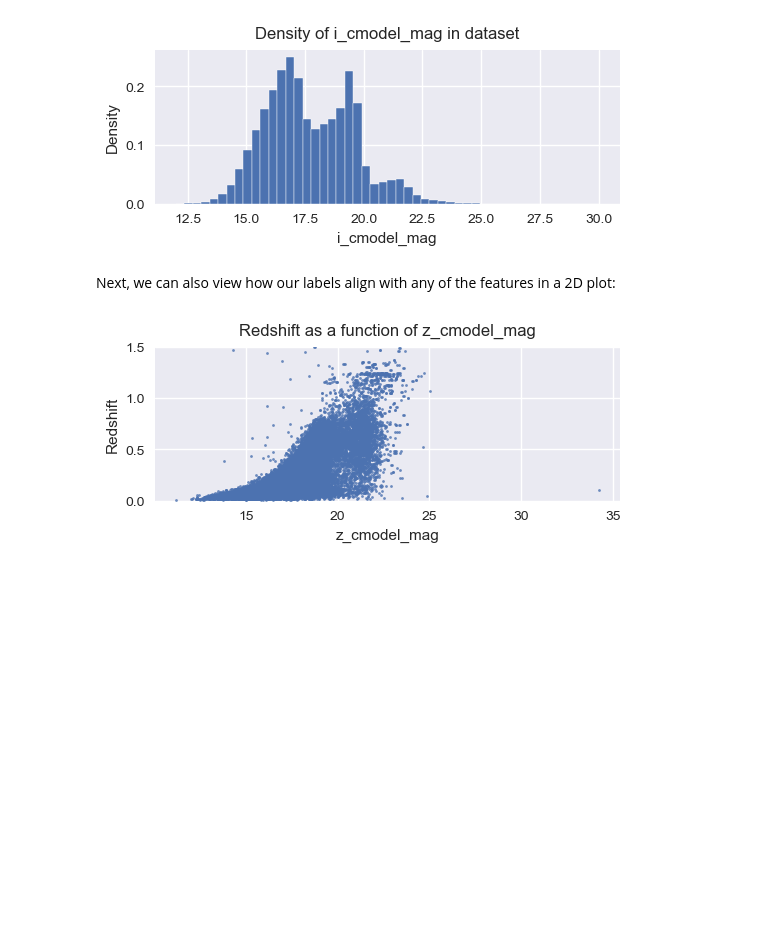
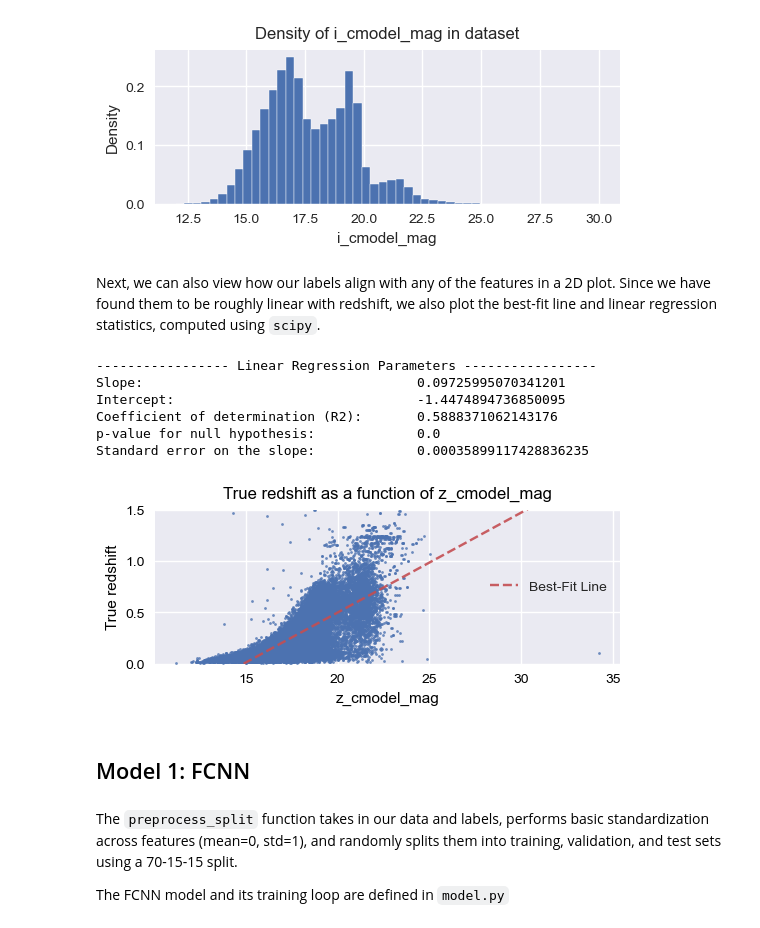
Before and after one commit to baron-de-montblanc/PHYS2550-Final-Project, a Jupyter notebook: workbook.ipynb, the cells around one changed output. Drawn from its saved outputs; the diff is of its cells as text; code cells hidden in the pictures; blank space fills up the shorter version.

````diff
--- a/workbook.ipynb
+++ b/workbook.ipynb
@@ -31,8 +67,5 @@ plt.style.use("seaborn-v0_8")
 # %%
-# Load data
-from preprocess import load
-
-data, labels, features = load("./data/clean_specz_fluxes.csv", mode="mag")
+data, labels, features = load("./data/clean_specz_fluxes.csv", mode="mag", zmax=2)
 
 print("Data shape [input_size, num_features]:\t", data.shape)
 print("Label size [input_size,]:\t\t", labels.shape,"\n")
@@ -53,10 +85,21 @@ histogram_input(data, features, plot_feature="i_cmodel_mag", nbins=50, xrange=(1
 # %% [output]
 [figure]
 # %% [markdown]
-Next, we can also view how our labels align with any of the features in a 2D plot:
+Next, we can also view how our labels align with any of the features in a 2D plot. Since we have found them to be roughly linear with redshift, we also plot the best-fit line and linear regression statistics, computed using ```scipy```.
 # %%
-from visualize import plot_labels_features
+from src.visualize import plot_labels_features
 
-plot_labels_features(data, labels, features, plot_feature="z_cmodel_mag", yrange=(0,1.5))
+plot_labels_features(data, labels, features, plot_feature="z_cmodel_mag", yrange=(0,1.5),  # toggle plot_feature
+                    #  transparent=True,
+                    #  savepath="./z_cmodel_mag.png",
+                     )
 # %% [output]
+----------------- Linear Regression Parameters -----------------
+Slope:                                   0.09725995070341201
+Intercept:                               -1.4474894736850095
+Coefficient of determination (R2):       0.5888371062143176
+p-value for null hypothesis:             0.0
+Standard error on the slope:             0.00035899117428836235
-[figure, old version]
+[figure, new version]
+# %% [markdown]
+## Model 1: FCNN
@@ -62,0 +111,4 @@ plot_labels_features(data, labels, features, plot_feature="z_cmodel_mag", yrange
+# %% [markdown]
+The ```preprocess_split``` function takes in our data and labels, performs basic standardization across features (mean=0, std=1), and randomly splits them into training, validation, and test sets using a 70-15-15 split.
+
+The FCNN model and its training loop are defined in ```model.py```
````
Also changed, not shown: parts of 37 cells of this notebook, 11 other files.
